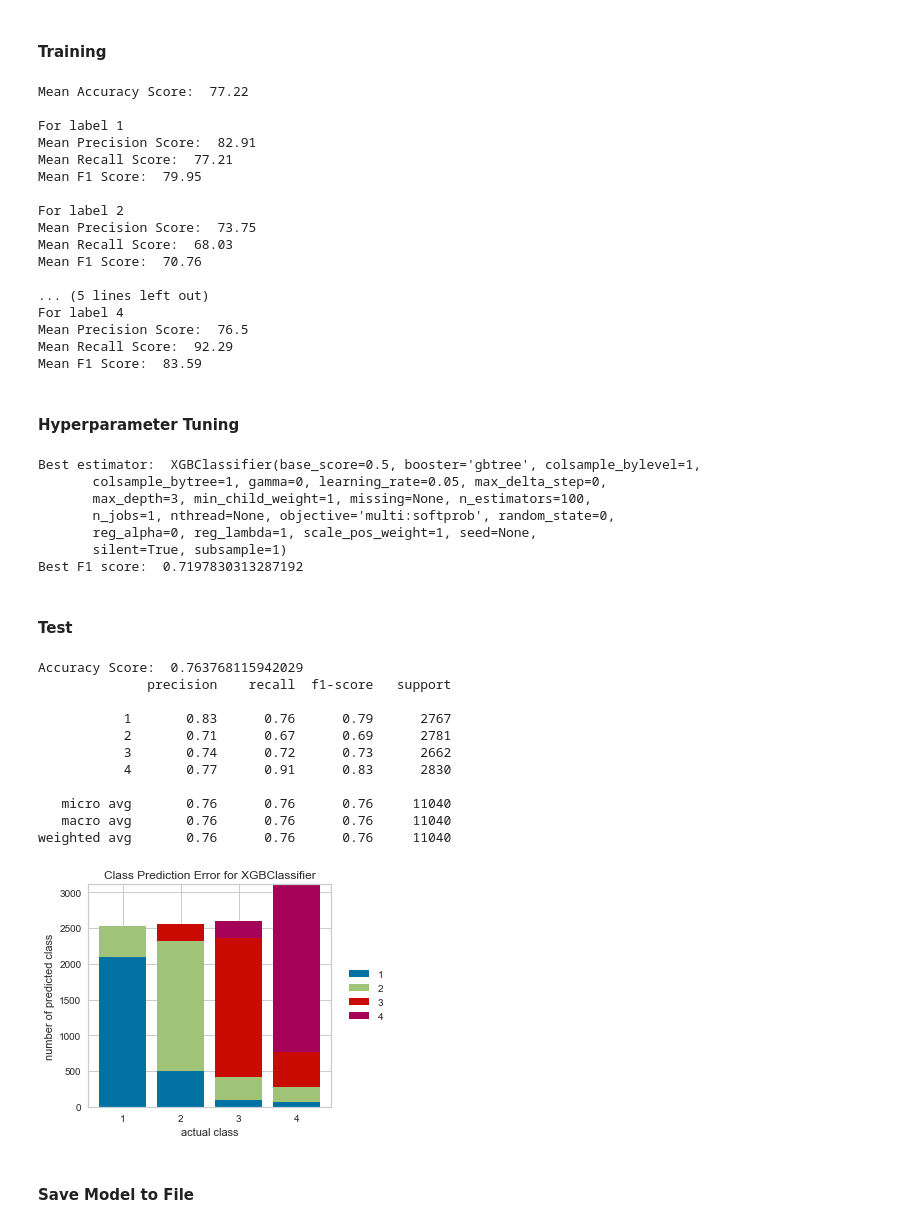
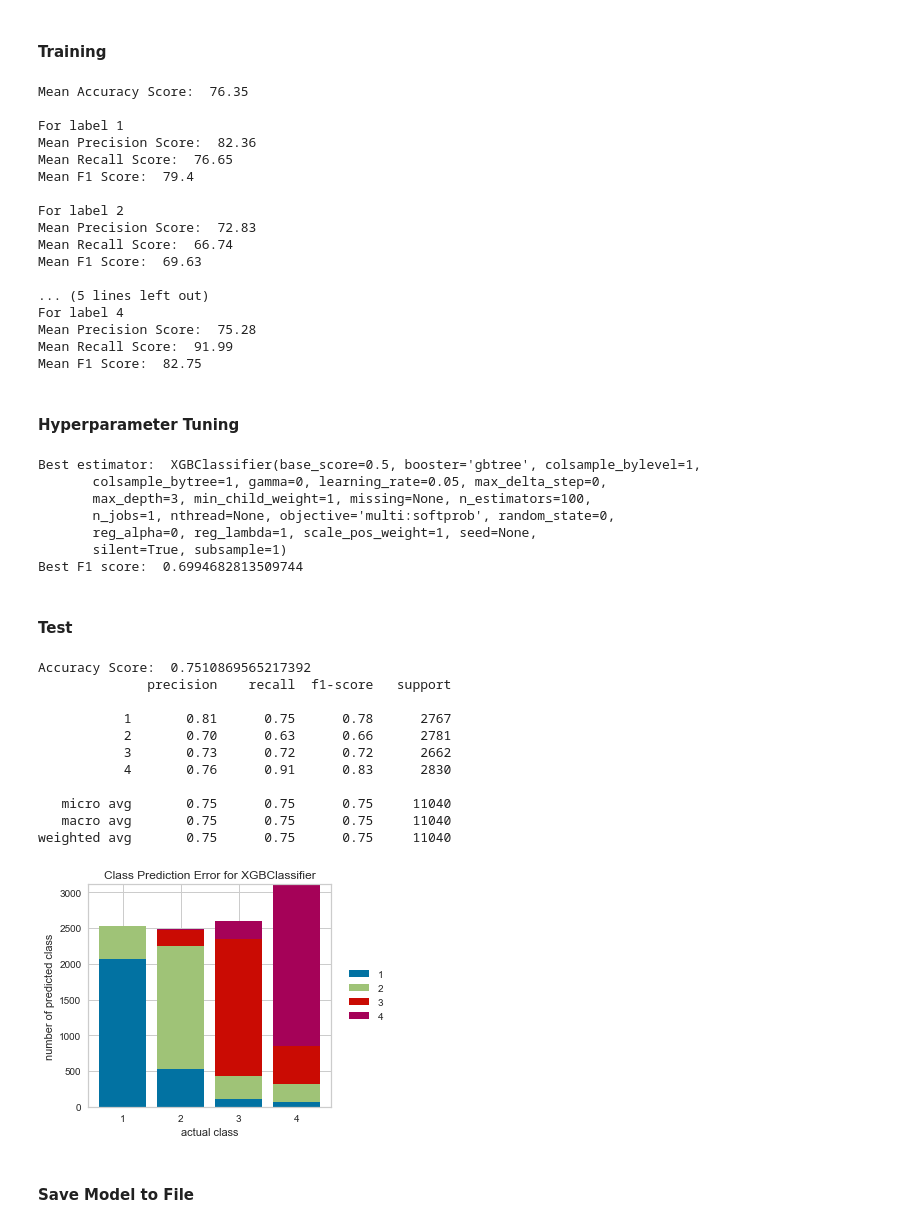
Before and after one commit to LeDon96/CrowdednessPrediction, a Jupyter notebook: Jupyter Notebooks/ClassificationModels.ipynb, the cells around one changed output. Drawn from its saved outputs; the diff is of its cells as text; code cells hidden in the pictures.

Commit message:
rerun models
All models around 0.86, except xgbc which is 0.75

```diff
--- a/Jupyter Notebooks/ClassificationModels.ipynb
+++ b/Jupyter Notebooks/ClassificationModels.ipynb
@@ -292,7 +290,7 @@ Implement [XGBoost](https://xgboost.readthedocs.io/en/latest/python/python_intro
 # %% [markdown]
 #### Training
 # %%
-xgb = xgb.XGBClassifier(base_score=0.5, booster='gbtree', colsample_bylevel=1,
+xgbc = xgb.XGBClassifier(base_score=0.5, booster='gbtree', colsample_bylevel=1,
        colsample_bytree=1, gamma=0, learning_rate=0.05, max_delta_step=0,
        max_depth=3, min_child_weight=1, missing=None, n_estimators=100,
        n_jobs=2, nthread=None, objective='multi:softprob', random_state=42,
@@ -309,10 +307,10 @@ mean_f1_score = 0
 
 for train_index, val_index in kf.split(train_dates):
 
-    xgb.fit(x_train[x_train["Date"].isin(train_dates[train_index])].drop(columns={"Date"}),
+    xgbc.fit(x_train[x_train["Date"].isin(train_dates[train_index])].drop(columns={"Date"}),
             y_train[y_train["Date"].isin(train_dates[train_index])]["CrowdednessCount"])
 
-    y_pred_base = xgb.predict(x_train[x_train["Date"].isin(train_dates[val_index])].drop(columns={"Date"}))
+    y_pred_base = xgbc.predict(x_train[x_train["Date"].isin(train_dates[val_index])].drop(columns={"Date"}))
 
     mean_acc += accuracy_score(y_train[y_train["Date"].isin(train_dates[val_index])]["CrowdednessCount"], y_pred_base)
 
@@ -333,23 +331,23 @@ for i in range(len(labels)):
     print("Mean Recall Score: ", round(mean_recall[i], 2))
     print("Mean F1 Score: ", round(mean_f1_score[i], 2), "\n")
 # %% [output]
-Mean Accuracy Score:  77.22
+Mean Accuracy Score:  76.35
 
 For label 1
-Mean Precision Score:  82.91
-Mean Recall Score:  77.21
-Mean F1 Score:  79.95
+Mean Precision Score:  82.36
+Mean Recall Score:  76.65
+Mean F1 Score:  79.4
 
 For label 2
-Mean Precision Score:  73.75
-Mean Recall Score:  68.03
-Mean F1 Score:  70.76
+Mean Precision Score:  72.83
+Mean Recall Score:  66.74
+Mean F1 Score:  69.63
 
 ... (5 lines left out)
 For label 4
-Mean Precision Score:  76.5
-Mean Recall Score:  92.29
-Mean F1 Score:  83.59
+Mean Precision Score:  75.28
+Mean Recall Score:  91.99
+Mean F1 Score:  82.75
 # %% [markdown]
 #### Hyperparameter Tuning
 # %%
@@ -380,35 +378,35 @@ Best estimator:  XGBClassifier(base_score=0.5, booster='gbtree', colsample_bylev
        n_jobs=1, nthread=None, objective='multi:softprob', random_state=0,
        reg_alpha=0, reg_lambda=1, scale_pos_weight=1, seed=None,
        silent=True, subsample=1)
-Best F1 score:  0.7197830313287192
+Best F1 score:  0.6994682813509744
 # %% [markdown]
 #### Test
 # %%
-y_pred_test_xgb = xgb.predict(x_test)
+y_pred_test_xgbc = xgbc.predict(x_test)
 
-print("Accuracy Score: ", accuracy_score(y_test, y_pred_test_xgb))
-print(classification_report(y_test, y_pred_test_xgb))
+print("Accuracy Score: ", accuracy_score(y_test, y_pred_test_xgbc))
+print(classification_report(y_test, y_pred_test_xgbc))
 
 visualizer = ClassPredictionError(
-    xgb
+    xgbc
 )
 
 visualizer.fit(x_train.drop(columns={"Date"}), y_train["CrowdednessCount"])
 visualizer.score(x_test, y_test)
 g = visualizer.poof()
 # %% [output]
-Accuracy Score:  0.763768115942029
+Accuracy Score:  0.7510869565217392
               precision    recall  f1-score   support
 
-           1       0.83      0.76      0.79      2767
-           2       0.71      0.67      0.69      2781
-           3       0.74      0.72      0.73      2662
-           4       0.77      0.91      0.83      2830
+           1       0.81      0.75      0.78      2767
+           2       0.70      0.63      0.66      2781
+           3       0.73      0.72      0.72      2662
+           4       0.76      0.91      0.83      2830
 
-   micro avg       0.76      0.76      0.76     11040
-   macro avg       0.76      0.76      0.76     11040
-weighted avg       0.76      0.76      0.76     11040
+   micro avg       0.75      0.75      0.75     11040
+   macro avg       0.75      0.75      0.75     11040
+weighted avg       0.75      0.75      0.75     11040
-[figure, old version]
+[figure, new version]
 # %% [markdown]
 #### Save Model to File
 # %%
```
Also changed, not shown: parts of 3 cells of this notebook, 1 other file.
